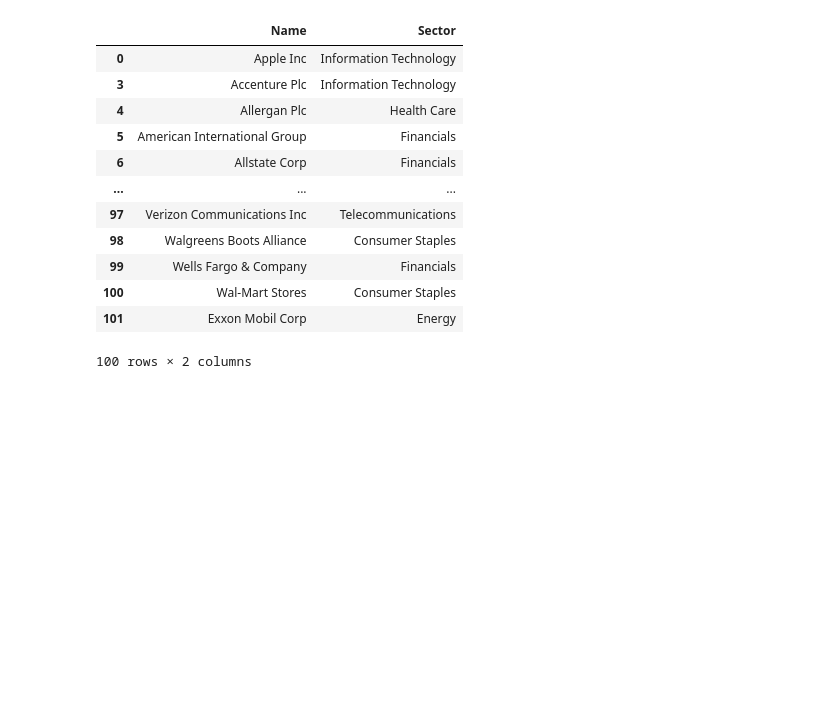
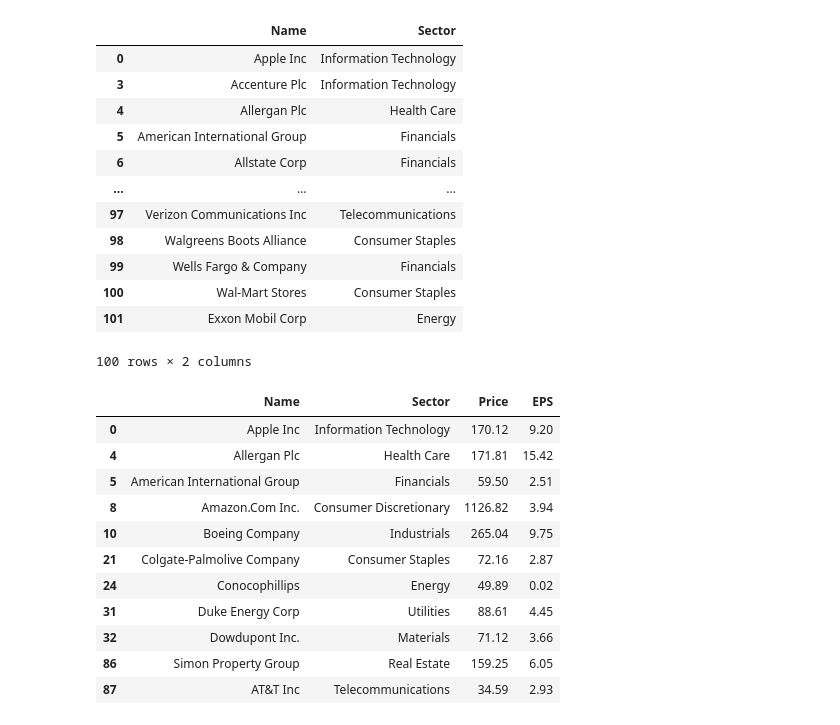
Before and after one commit to sunilsala88/batch-30-hindi, a Jupyter notebook: 9_data_analysis/pandas4_drop.ipynb, the cells around one changed output. Saved outputs shown, nothing was run; the diff lists cells and outputs as text; code cells hidden in the pictures; blank space fills up the shorter version.

```diff
--- a/9_data_analysis/pandas4_drop.ipynb
+++ b/9_data_analysis/pandas4_drop.ipynb
@@ -105,3 +105,18 @@ df.drop(['Price','EPS'],axis=1)
 | 100 | Wal-Mart Stores | Consumer Staples |
 | 101 | Exxon Mobil Corp | Energy |
 100 rows × 2 columns
+# %%
+df.drop_duplicates('Sector')
+# %% [output]
+|  | Name | Sector | Price | EPS |
+| 0 | Apple Inc | Information Technology | 170.12 | 9.20 |
+| 4 | Allergan Plc | Health Care | 171.81 | 15.42 |
+| 5 | American International Group | Financials | 59.50 | 2.51 |
+| 8 | Amazon.Com Inc. | Consumer Discretionary | 1126.82 | 3.94 |
+| 10 | Boeing Company | Industrials | 265.04 | 9.75 |
+| 21 | Colgate-Palmolive Company | Consumer Staples | 72.16 | 2.87 |
+| 24 | Conocophillips | Energy | 49.89 | 0.02 |
+| 31 | Duke Energy Corp | Utilities | 88.61 | 4.45 |
+| 32 | Dowdupont Inc. | Materials | 71.12 | 3.66 |
+| 86 | Simon Property Group | Real Estate | 159.25 | 6.05 |
+| 87 | AT&T Inc | Telecommunications | 34.59 | 2.93 |
```
Also changed, not shown: parts of 3 cells of this notebook, 3 other files.
